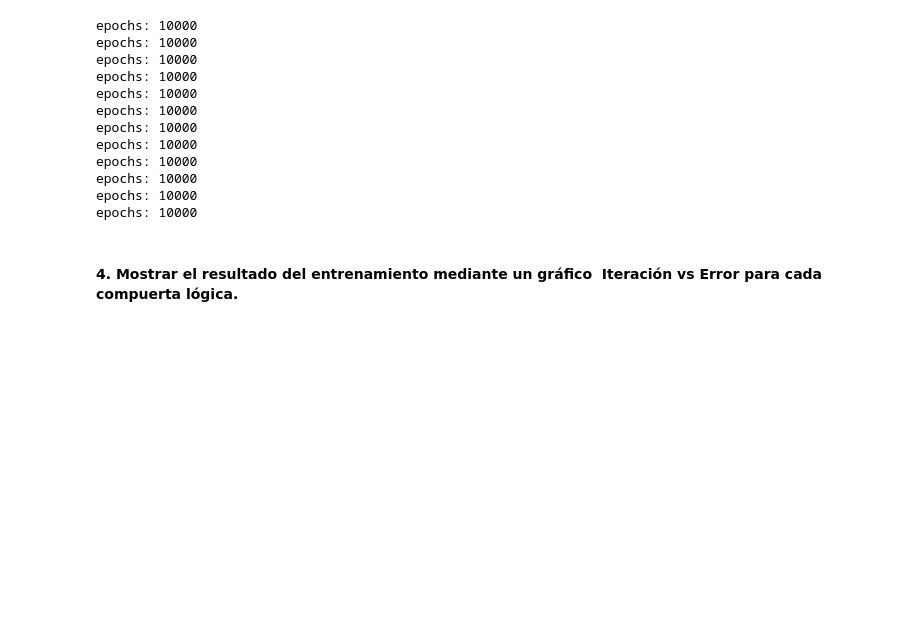
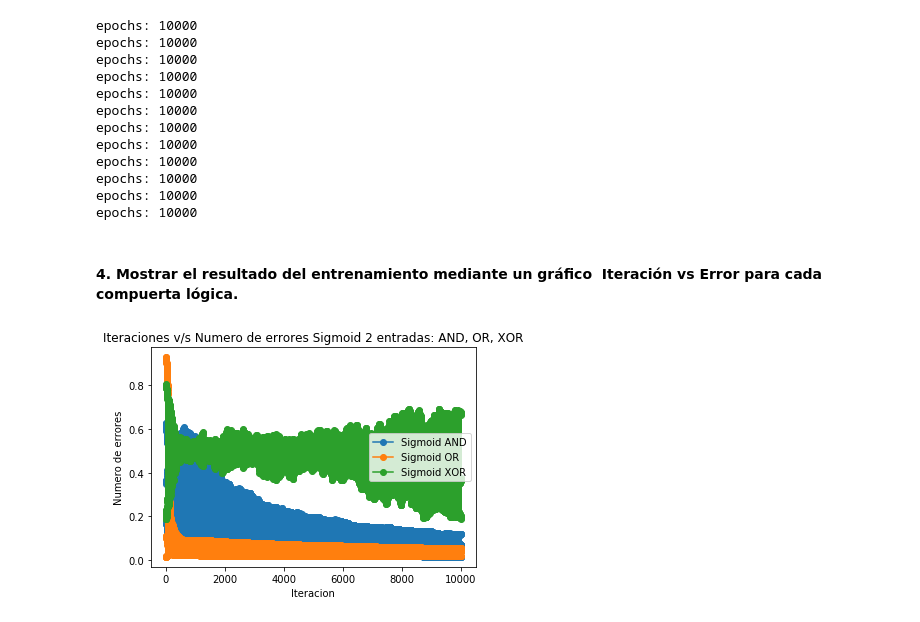
Before and after one commit to BHernandez18/Redes_neuronales_1-2019, a Jupyter notebook: Laboratorio 2 - Perceptrón Multicapa/lab2_redes-neuronales.ipynb, the cells around one changed output. Cells and saved outputs as stored; diff of their text form; code cells hidden in the pictures; blank space fills up the shorter version.

```diff
--- a/Laboratorio 2 - Perceptrón Multicapa/lab2_redes-neuronales.ipynb
+++ b/Laboratorio 2 - Perceptrón Multicapa/lab2_redes-neuronales.ipynb
@@ -266,25 +267,27 @@ OR_4 = np.array(TruthTableGenerator.generate_table(n_inputs=4, logic_gate='OR'))
 
 #____________________________2 Entradas____________________________________________#
 #XOR
-perceptron_sigmoid_2.training(XOR_2[:,:-1],XOR_2[:,-1],epochs = 10000)
-perceptron_relu_2.training(XOR_2[:,:-1],XOR_2[:,-1],epochs = 10000)
+error_xs2 = perceptron_sigmoid_2.training(XOR_2[:,:-1],XOR_2[:,-1],epochs = 10000)
+error_xr2 = perceptron_relu_2.training(XOR_2[:,:-1],XOR_2[:,-1],epochs = 10000)
 #AND
-perceptron_sigmoid_2.training(AND_2[:,:-1],AND_2[:,-1],epochs = 10000)
-perceptron_relu_2.training(AND_2[:,:-1],AND_2[:,-1],epochs = 10000)
+error_as2 = perceptron_sigmoid_2.training(AND_2[:,:-1],AND_2[:,-1],epochs = 10000)
+error_ar2 = perceptron_relu_2.training(AND_2[:,:-1],AND_2[:,-1],epochs = 10000)
 #OR
-perceptron_sigmoid_2.training(OR_2[:,:-1],OR_2[:,-1],epochs = 10000)
-perceptron_relu_2.training(OR_2[:,:-1],OR_2[:,-1],epochs = 10000)
+error_os2 = perceptron_sigmoid_2.training(OR_2[:,:-1],OR_2[:,-1],epochs = 10000)
+error_or2 = perceptron_relu_2.training(OR_2[:,:-1],OR_2[:,-1],epochs = 10000)
+
+
 
 #____________________________4 Entradas____________________________________________#
 #XOR
-perceptron_sigmoid_4.training(XOR_4[:,:-1],XOR_4[:,-1],epochs = 10000)
-perceptron_relu_4.training(XOR_4[:,:-1],XOR_4[:,-1],epochs = 10000)
+error_xs4 = perceptron_sigmoid_4.training(XOR_4[:,:-1],XOR_4[:,-1],epochs = 10000)
+error_xr4 = perceptron_relu_4.training(XOR_4[:,:-1],XOR_4[:,-1],epochs = 10000)
 #AND
-perceptron_sigmoid_4.training(AND_4[:,:-1],AND_4[:,-1],epochs = 10000)
-perceptron_relu_4.training(AND_4[:,:-1],AND_4[:,-1],epochs = 10000)
+error_as4 = perceptron_sigmoid_4.training(AND_4[:,:-1],AND_4[:,-1],epochs = 10000)
+error_ar4 = perceptron_relu_4.training(AND_4[:,:-1],AND_4[:,-1],epochs = 10000)
 #OR
-perceptron_sigmoid_4.training(OR_4[:,:-1],OR_4[:,-1],epochs = 10000)
-a = perceptron_relu_4.training(OR_4[:,:-1],OR_4[:,-1],epochs = 10000)
+error_os4 = perceptron_sigmoid_4.training(OR_4[:,:-1],OR_4[:,-1],epochs = 10000)
+error_or4 = perceptron_relu_4.training(OR_4[:,:-1],OR_4[:,-1],epochs = 10000)
 # %% [output]
 epochs: 10000
 epochs: 10000
@@ -302,0 +306,12 @@ epochs: 10000
+# %%
+plt.plot(range(1,10000 + 1), error_as2, marker= "o", label = "Sigmoid AND")
+plt.plot(range(1,10000 + 1), error_os2, marker= "o", label = "Sigmoid OR")
+plt.plot(range(1,10000 + 1), error_xs2, marker= "o", label = "Sigmoid XOR")
+plt.title("Iteraciones v/s Numero de errores Sigmoid 2 entradas: AND, OR, XOR")
+plt.xlabel("Iteracion")
+plt.ylabel("Numero de errores")
+plt.legend(loc = "center right")
+plt.tight_layout()
+plt.show()
+# %% [output]
+[figure, added]
```
Also changed, not shown: parts of 5 cells of this notebook.
